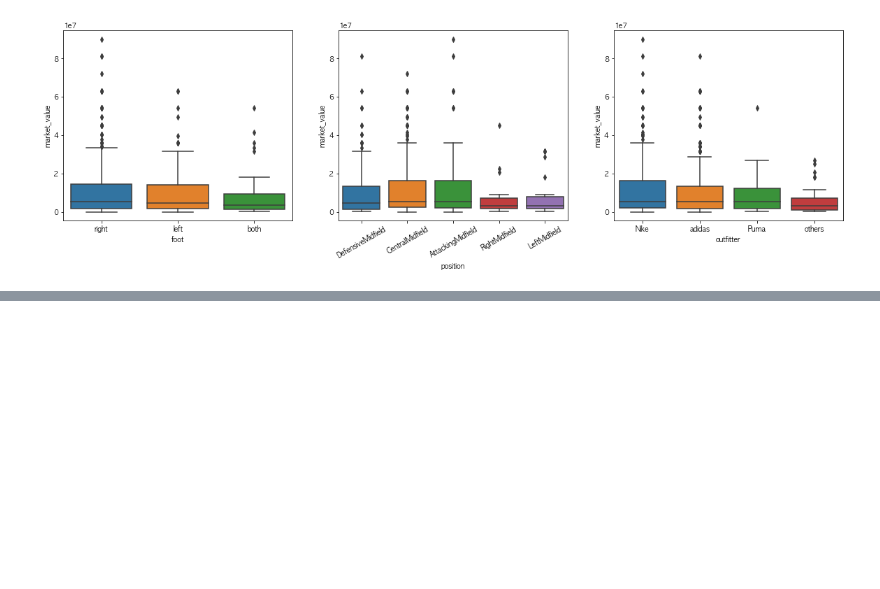
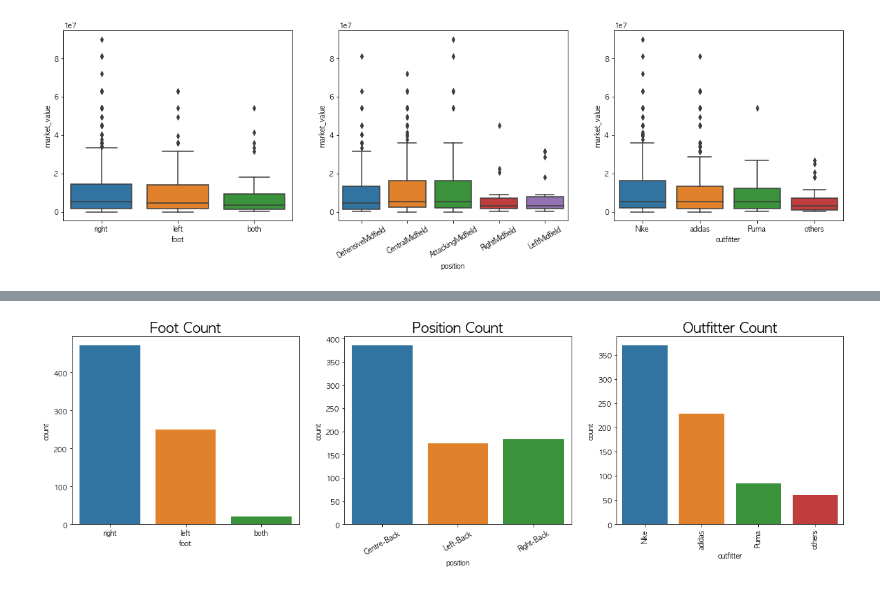
Before and after one commit to dss-17th/reg-repo-8, a Jupyter notebook: EDA_each_position.ipynb, the cells around one changed output, grey strips where cells are left out. Saved outputs shown, nothing was run; the diff lists cells and outputs as text; code cells hidden in the pictures; blank space fills up the shorter version.

Commit message:
modifiy defender model

```diff
--- a/EDA_each_position.ipynb
+++ b/EDA_each_position.ipynb
@@ -169,0 +174,6 @@ plt.show()
+# %%
+with open('datas/defender.pkl', 'rb') as f:
+    defender_df = pickle.load(f)
+# %%
+defender_df = preprocess_df(defender_df)
+defender_df.tail()
@@ -169,0 +207,20 @@ plt.show()
+# %%
+plt.figure(figsize=(20, 5))
+
+plt.subplot(131)
+sns.countplot(data=defender_df, x='foot')
+plt.title("Foot Count", fontsize=20)
+
+plt.subplot(132)
+sns.countplot(data=defender_df, x='position')
+plt.title("Position Count", fontsize=20)
+plt.xticks(rotation=30)
+
+plt.subplot(133)
+sns.countplot(data=defender_df, x='outfitter')
+plt.xticks(rotation=90)
+plt.title("Outfitter Count", fontsize=20)
+
+plt.show()
+# %% [output]
+[figure, added]
```
Also changed, not shown: parts of 5 cells of this notebook, 3 other files.
